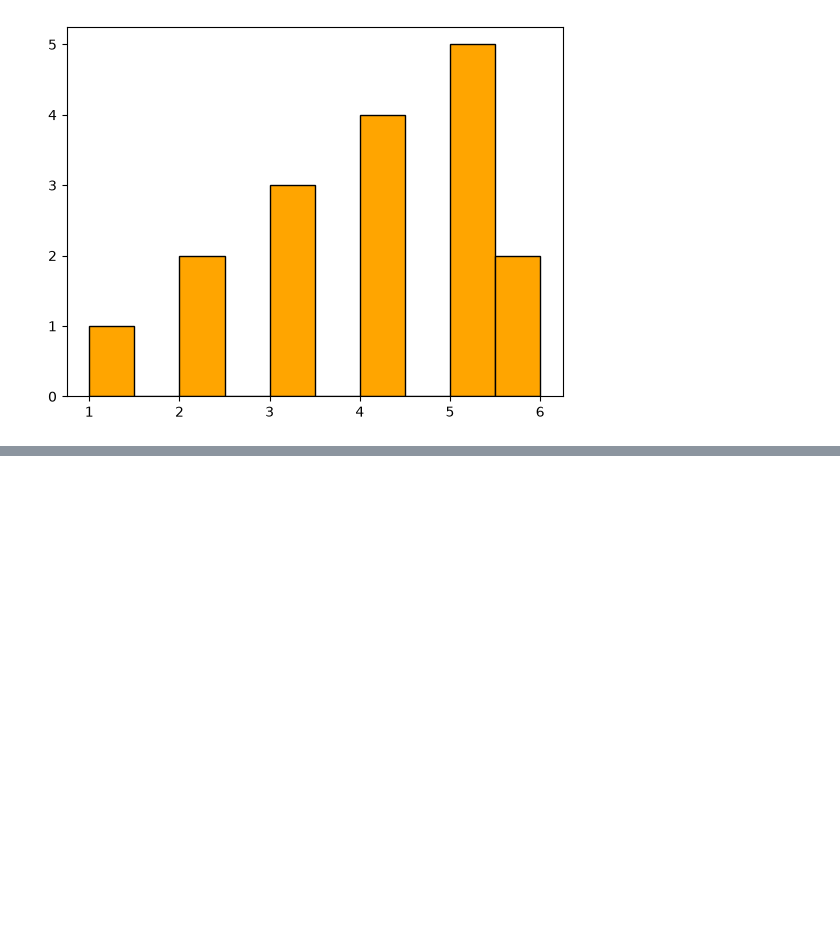
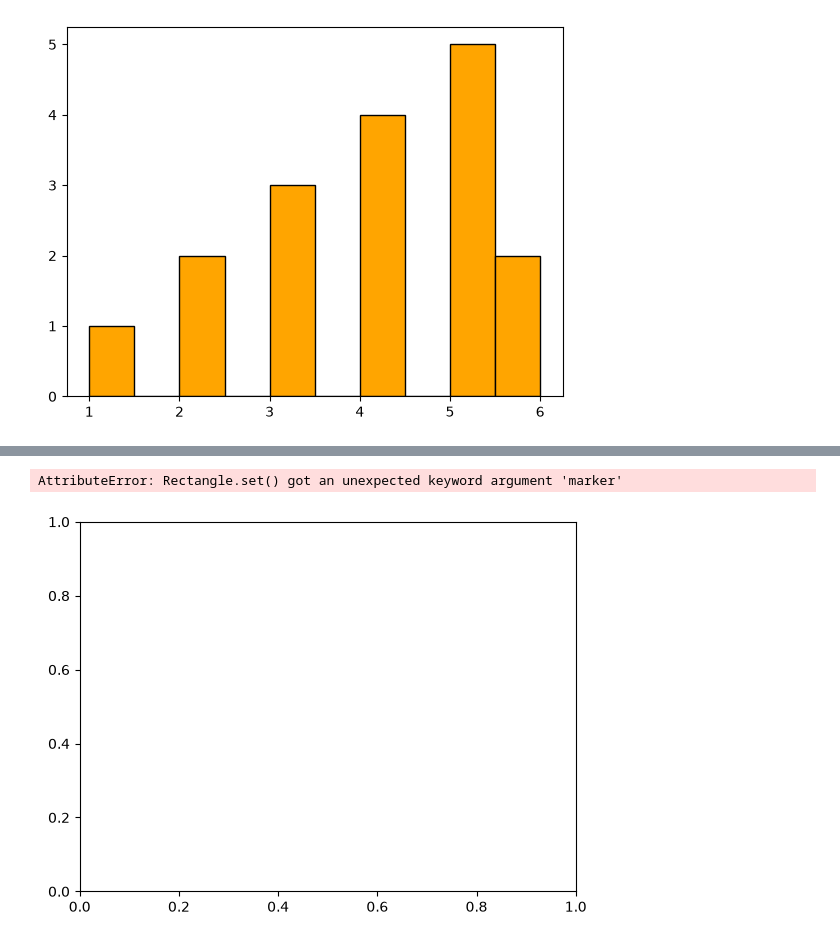
Before and after one commit to Harshil-Lakhani/DA-with-python, a Jupyter notebook: DA_with_py/matplotlib_practice.ipynb, the cells around one changed output, grey strips where cells are left out. Saved outputs shown, nothing was run; the diff lists cells and outputs as text; code cells hidden in the pictures; blank space fills up the shorter version.

```diff
--- a/DA_with_py/matplotlib_practice.ipynb
+++ b/DA_with_py/matplotlib_practice.ipynb
@@ -9,0 +18,8 @@ plt.hist(data,bins=10,color='orange',edgecolor='black')
+# %%
+import matplotlib.pyplot as plt
+x=[1,2,3,4,5]
+y=[100,112,165,67,89]
+plt.bar(x,y)
+# %% [output]
+AttributeError: Rectangle.set() got an unexpected keyword argument 'marker'
+[figure, added]
```
Also changed, not shown: parts of 1 cell of this notebook.
